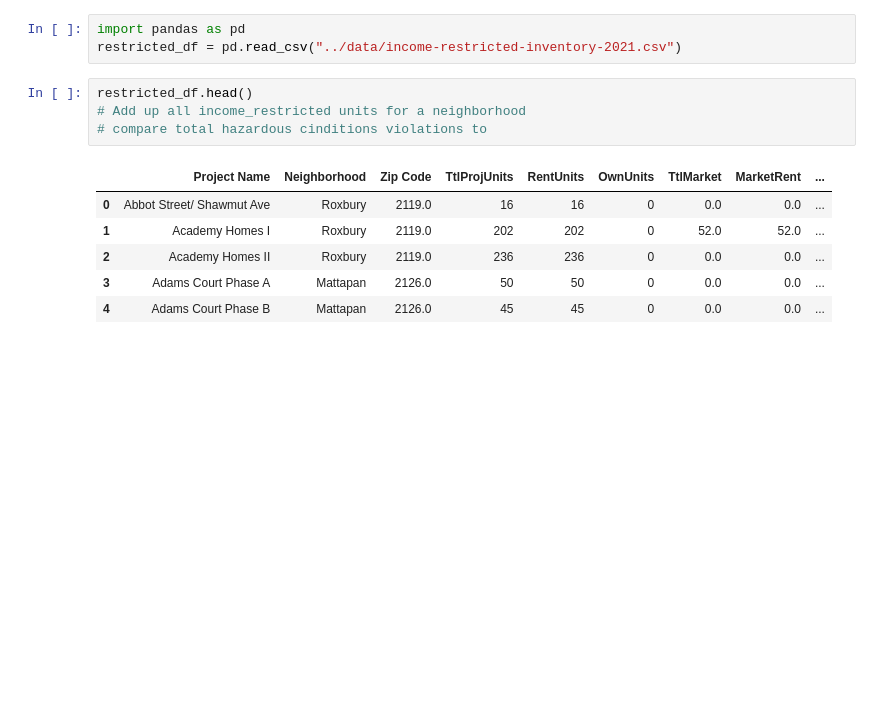
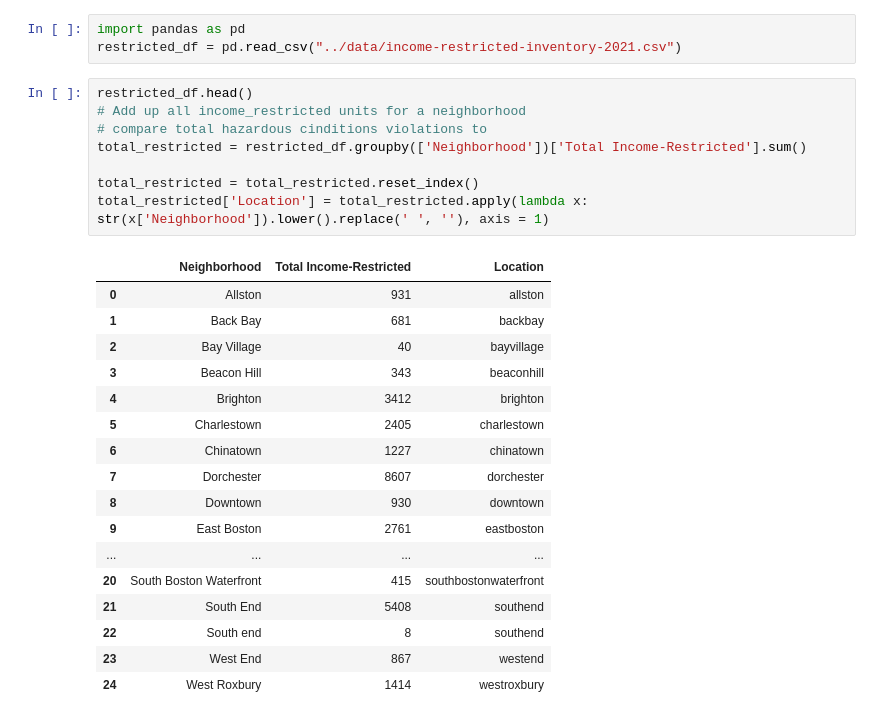
Before and after one commit to BU-Spark/ds-councilor-breadon-bad-landlords2, a Jupyter notebook: spring23-team-3/analysis/income_restricted_analysis.ipynb, the cells around one changed output. Saved outputs shown, nothing was run; the diff lists cells and outputs as text; blank space fills up the shorter version.

```diff
--- a/spring23-team-3/analysis/income_restricted_analysis.ipynb
+++ b/spring23-team-3/analysis/income_restricted_analysis.ipynb
@@ -4,11 +4,26 @@ restricted_df = pd.read_csv("../data/income-restricted-inventory-2021.csv")
 # %%
 restricted_df.head()
 # Add up all income_restricted units for a neighborhood
 # compare total hazardous cinditions violations to
+total_restricted = restricted_df.groupby(['Neighborhood'])['Total Income-Restricted'].sum()
+
+total_restricted = total_restricted.reset_index()
+total_restricted['Location'] = total_restricted.apply(lambda x: str(x['Neighborhood']).lower().replace(' ', ''), axis = 1)
 # %% [output]
-|  | Project Name | Neighborhood | Zip Code | TtlProjUnits | RentUnits | OwnUnits | TtlMarket | MarketRent | ... |
-| 0 | Abbot Street/ Shawmut Ave | Roxbury | 2119.0 | 16 | 16 | 0 | 0.0 | 0.0 | ... |
-| 1 | Academy Homes I | Roxbury | 2119.0 | 202 | 202 | 0 | 52.0 | 52.0 | ... |
-| 2 | Academy Homes II | Roxbury | 2119.0 | 236 | 236 | 0 | 0.0 | 0.0 | ... |
-| 3 | Adams Court Phase A | Mattapan | 2126.0 | 50 | 50 | 0 | 0.0 | 0.0 | ... |
-| 4 | Adams Court Phase B | Mattapan | 2126.0 | 45 | 45 | 0 | 0.0 | 0.0 | ... |
+|  | Neighborhood | Total Income-Restricted | Location |
+| 0 | Allston | 931 | allston |
+| 1 | Back Bay | 681 | backbay |
+| 2 | Bay Village | 40 | bayvillage |
+| 3 | Beacon Hill | 343 | beaconhill |
+| 4 | Brighton | 3412 | brighton |
+| 5 | Charlestown | 2405 | charlestown |
+| 6 | Chinatown | 1227 | chinatown |
+| 7 | Dorchester | 8607 | dorchester |
+| 8 | Downtown | 930 | downtown |
+| 9 | East Boston | 2761 | eastboston |
+| ... | ... | ... | ... |
+| 20 | South Boston Waterfront | 415 | southbostonwaterfront |
+| 21 | South End | 5408 | southend |
+| 22 | South end | 8 | southend |
+| 23 | West End | 867 | westend |
+| 24 | West Roxbury | 1414 | westroxbury |
```
Also changed, not shown: parts of 3 cells of this notebook.
